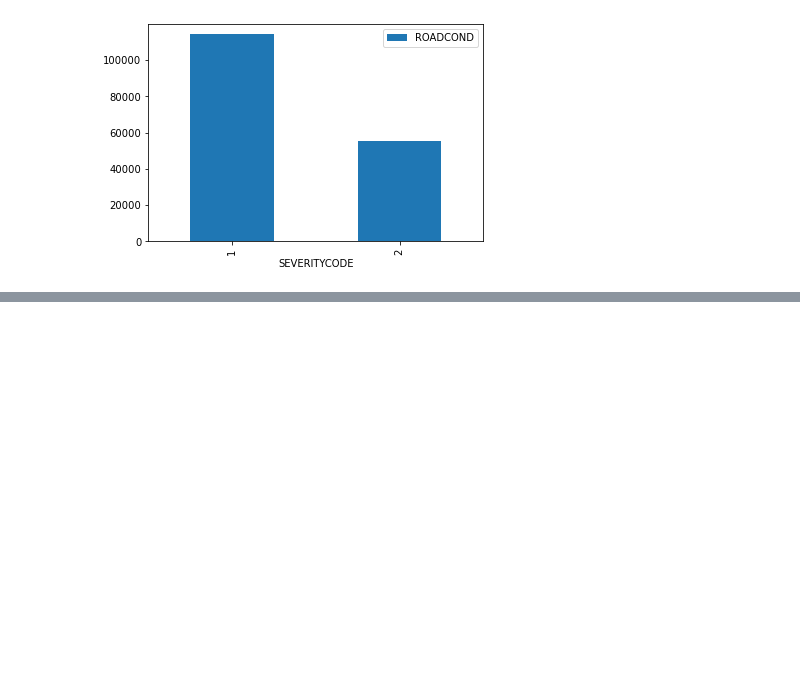
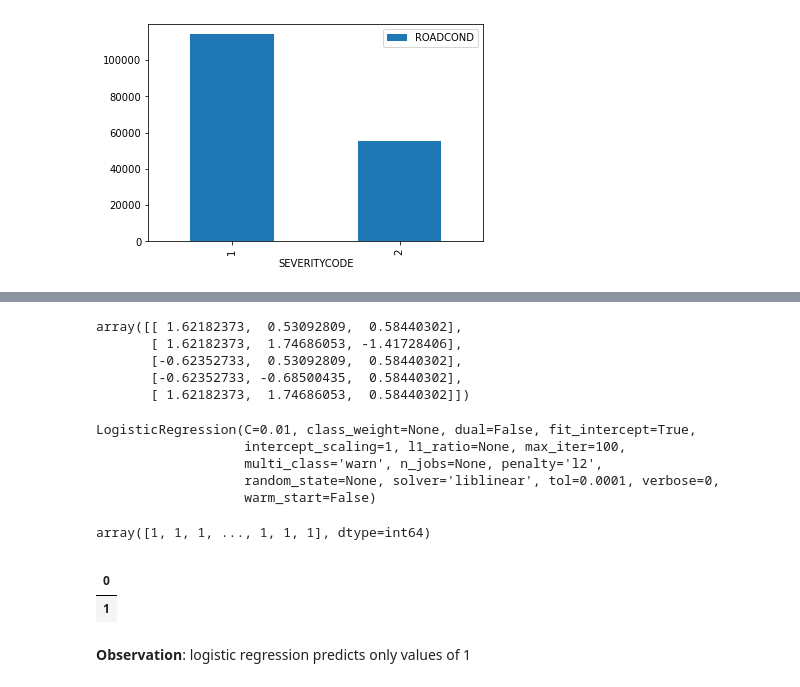
Before and after one commit to rsemin/accident_prediction_capstone, a Jupyter notebook: notebook.ipynb, the cells around one changed output, grey strips where cells are left out. Drawn from its saved outputs; the diff is of its cells as text; code cells hidden in the pictures; blank space fills up the shorter version.

```diff
--- a/notebook.ipynb
+++ b/notebook.ipynb
@@ -223,0 +340,6 @@ plt.show()
+# %%
+# Creating a decision tree object
+trainTree = DecisionTreeClassifier(criterion="entropy", max_depth=4) #max_depth
+# %%
+# training
+trainTree.fit(X_train, y_train)
@@ -223,0 +425,11 @@ plt.show()
+# %%
+# normalizing the dataset
+from sklearn import preprocessing
+X = preprocessing.StandardScaler().fit(X).transform(X)
+X[0:5]
+# %% [output]
+array([[ 1.62182373,  0.53092809,  0.58440302],
+       [ 1.62182373,  1.74686053, -1.41728406],
+       [-0.62352733,  0.53092809,  0.58440302],
+       [-0.62352733, -0.68500435,  0.58440302],
+       [ 1.62182373,  1.74686053,  0.58440302]])
@@ -223,0 +440,25 @@ plt.show()
+# %%
+lr = LogisticRegression(C=0.01, solver='liblinear').fit(X_train, y_train)
+lr
+# %% [output]
+LogisticRegression(C=0.01, class_weight=None, dual=False, fit_intercept=True,
+                   intercept_scaling=1, l1_ratio=None, max_iter=100,
+                   multi_class='warn', n_jobs=None, penalty='l2',
+                   random_state=None, solver='liblinear', tol=0.0001, verbose=0,
+                   warm_start=False)
+# %%
+prediction = lr.predict(X_test)
+prediction
+# %% [output]
+array([1, 1, 1, ..., 1, 1, 1], dtype=int64)
+# %%
+lr_result = pd.DataFrame(prediction)
+# lr_result.columns.rename({0: "Severity"})
+lr_result.set_index(0, inplace=True)
+lr_result.groupby(0).sum()
+# %% [output]
+|  |
+| 0 |
+| 1 |
+# %% [markdown]
+**Observation**: logistic regression predicts only values of 1
```
Also changed, not shown: parts of 40 cells of this notebook.
